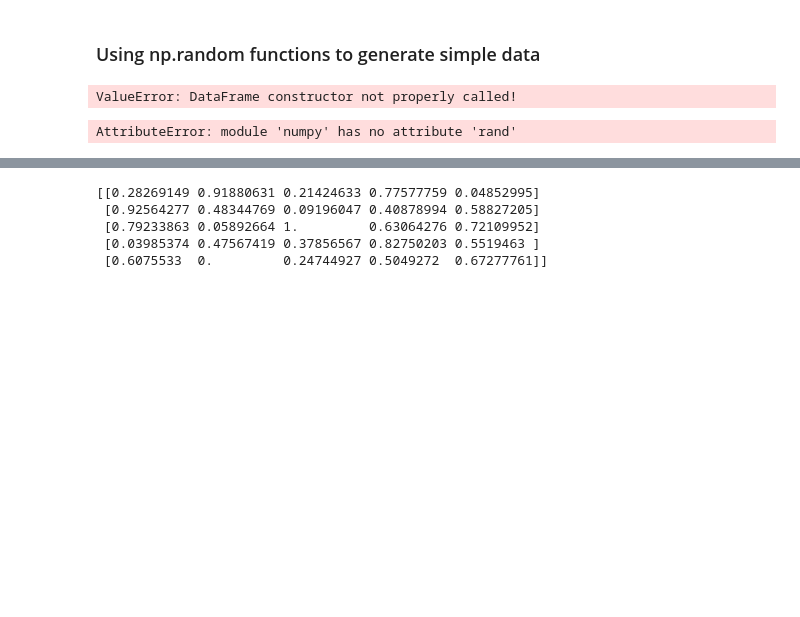
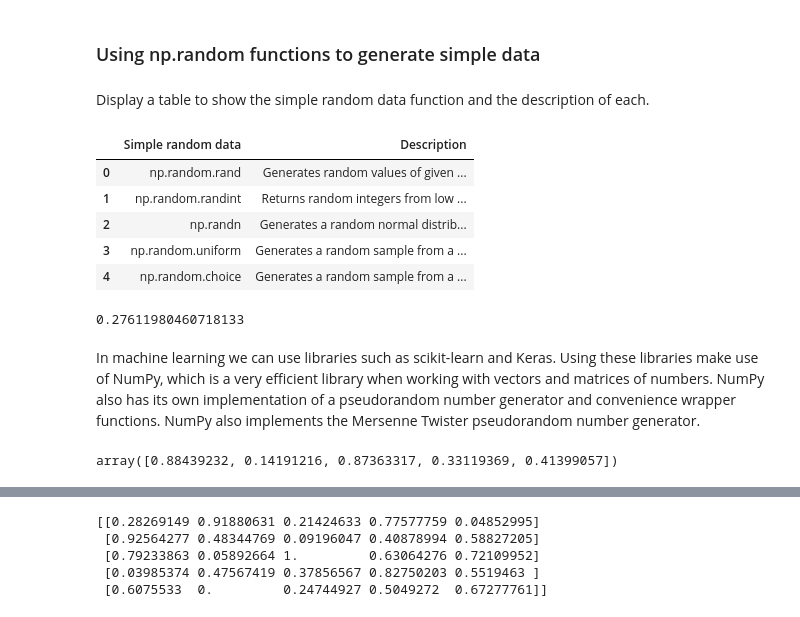
Before and after one commit to shakti230/numpy-random, a Jupyter notebook: numpy-random.ipynb, the cells around one changed output, grey strips where cells are left out. Cells and saved outputs as stored; diff of their text form; code cells hidden in the pictures; blank space fills up the shorter version.

```diff
--- a/numpy-random.ipynb
+++ b/numpy-random.ipynb
@@ -34,24 +34,36 @@ One of NumPy’s very important goals is compatibility, which tries to retain al
 ## Question 2: Explain the use of the "Simple Random Data" and the Permutations functions.
 # %% [markdown]
 ### Using np.random functions to generate simple data
+# %% [markdown]
+Display a table to show the simple random data function and the description of each.
 # %%
-# create a table to outline the functions to be outlined in this review.
 import pandas as pd
-import numpy as np
-
-data = [['np.random.rand' , 'Generates a random value(s) '],
-        ['np.random.randint' , 'Generates an array list of random integers.'],
+data = [['np.random.rand', 'Generates random values of given shape'],
+        ['np.random.randint' , 'Returns random integers from low (inclusive) to high (exclusive).'],
         ['np.randn' , 'Generates a random normal distribution.' ],
         ['np.random.uniform' , 'Generates a random sample from a uniform distribution.' ],
-        ['np.random.choice' , 'Generates a random sample from a given 1-D array']],
-df = pd.DataFrame(data, columns=["Simple Random Data", "Description"])
-df
+       ['np.random.choice ','Generates a random sample from a given 1-D array']]
+pd.DataFrame(data, columns=["Simple random data", "Description"])
 # %% [output]
-ValueError: DataFrame constructor not properly called!
+|  | Simple random data | Description |
+| 0 | np.random.rand | Generates random values of given ... |
+| 1 | np.random.randint | Returns random integers from low ... |
+| 2 | np.randn | Generates a random normal distrib... |
+| 3 | np.random.uniform | Generates a random sample from a ... |
+| 4 | np.random.choice | Generates a random sample from a ... |
 # %%
 # Import the numpy package
 import numpy as np
-# %%
-np.rand
-# %% [output]
-AttributeError: module 'numpy' has no attribute 'rand'
+# %%
+# Use the random function in numpy (  # Random float:  0.0 <= x < 1.0)
+# a single float will be the output if no argument is defined.
+np.random.rand()
+# %% [output]
+0.27611980460718133
+# %% [markdown]
+In machine learning we can use libraries such as scikit-learn and Keras. Using these libraries make use of NumPy, which is a very efficient library when working with vectors and matrices of numbers. NumPy also has its own implementation of a pseudorandom number generator and convenience wrapper functions. NumPy also implements the Mersenne Twister pseudorandom number generator.
+# %%
+# Create a 1D array
+np.random.rand(5)
+# %% [output]
+array([0.88439232, 0.14191216, 0.87363317, 0.33119369, 0.41399057])
```
Also changed, not shown: parts of 48 cells of this notebook.
